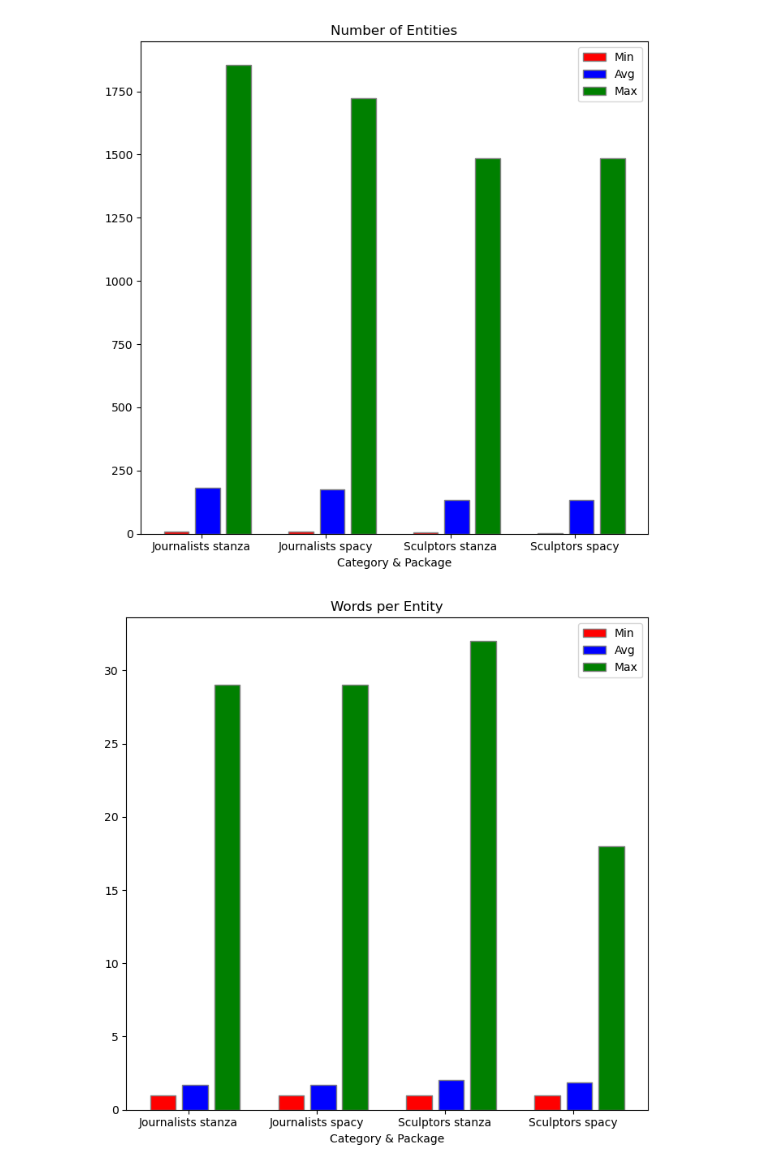
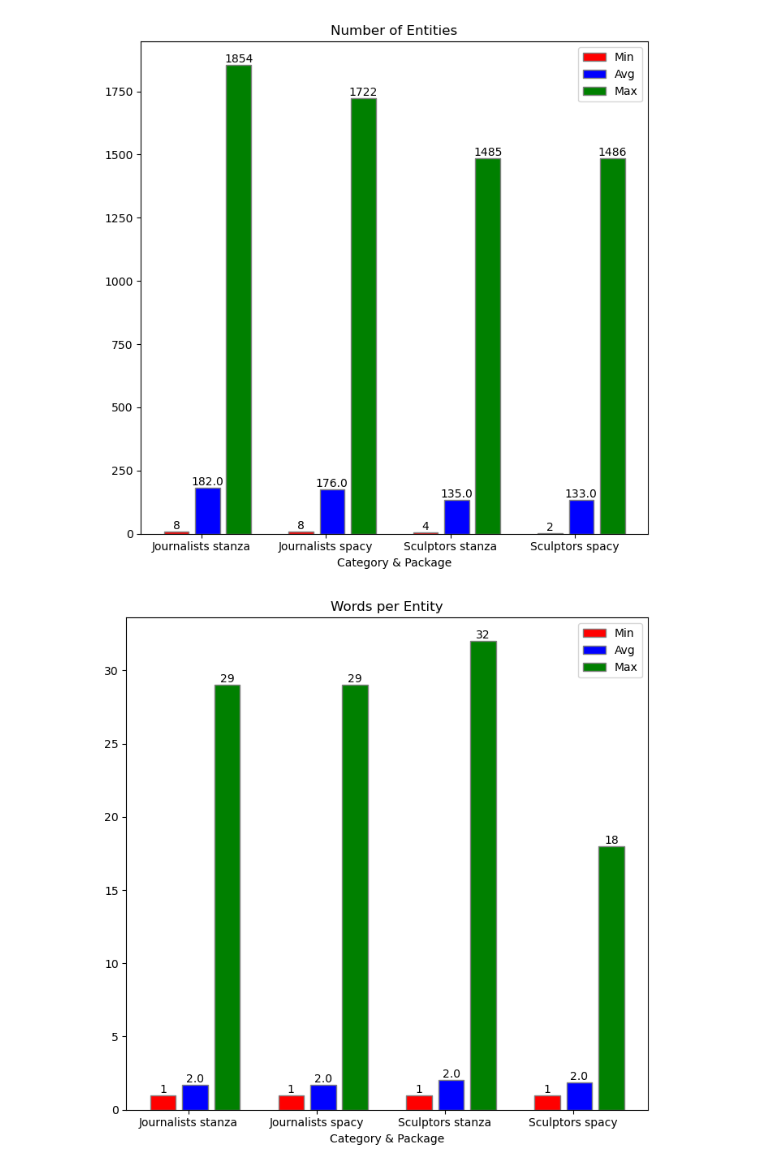
Before and after one commit to marinmss/m1-datascience-project, a Jupyter notebook: src/part2_named_entity_recognition.ipynb, the cells around one changed output. Cells and saved outputs as stored; diff of their text form; code cells hidden in the pictures.

```diff
--- a/src/part2_named_entity_recognition.ipynb
+++ b/src/part2_named_entity_recognition.ipynb
@@ -138,48 +138,67 @@ df_statistics.head()
 # %%
 # plotting number of entities per category per package
+# creating the plot
 fig1, ax1 = plt.subplots(figsize=(7, 7))
 bar_width = 0.2
 bar_spacing = 0.05
 
+# setting bar sizes
 r1 = np.arange(len(df_statistics))
 r2 = [x + bar_width + bar_spacing for x in r1]
 r3 = [x + 2*(bar_width + bar_spacing) for x in r1]
 
+# creating the bars
 ax1.bar(r1, df_statistics['min_nb_ents'], color='red', width=bar_width, edgecolor='grey', label='Min')
 ax1.bar(r2, df_statistics['avg_nb_ents'], color='blue', width=bar_width, edgecolor='grey', label='Avg')
 ax1.bar(r3, df_statistics['max_nb_ents'], color='green', width=bar_width, edgecolor='grey', label='Max')
 
+# addding labels and legends
 ax1.set_xlabel('Category & Package')
 ax1.set_title('Number of Entities')
 ax1.set_xticks([r + bar_width for r in range(len(df_statistics))])
 ax1.set_xticklabels(df_statistics['category'] + ' ' + df_statistics['package'])
 ax1.legend()
 
+# addind a rounded estimation of the numerical value
+for p in ax1.patches:
+    height = p.get_height()
+    ax1.annotate(f"{height.round()}", (p.get_x() + p.get_width() / 2., height), ha='center', va='bottom', fontsize=10, color='black')
+
+# plotting
 plt.tight_layout()
 plt.show()
 # %% [output]
-[figure, old version]
+[figure, new version]
 # %%
 # plotting number of word per ent per category per package
+# creating the plot
 fig2, ax2 = plt.subplots(figsize=(7, 7))
 bar_width = 0.2
 bar_spacing = 0.05
 
+# setting bar sizes
 r1 = np.arange(len(df_statistics))
 r2 = [x + bar_width + bar_spacing for x in r1]
 r3 = [x + 2*(bar_width + bar_spacing) for x in r1]
 
+# creating the bars
 ax2.bar(r1, df_statistics['min_nb_words'], color='red', width=bar_width, edgecolor='grey', label='Min')
 ax2.bar(r2, df_statistics['avg_nb_words'], color='blue', width=bar_width, edgecolor='grey', label='Avg')
 ax2.bar(r3, df_statistics['max_nb_words'], color='green', width=bar_width, edgecolor='grey', label='Max')
 
+# addding labels and legends
 ax2.set_xlabel('Category & Package')
 ax2.set_title('Words per Entity')
 ax2.set_xticks([r + bar_width for r in range(len(df_statistics))])
 ax2.set_xticklabels(df_statistics['category'] + ' ' + df_statistics['package'])
 ax2.legend()
 
+for p in ax2.patches:
+    height = p.get_height()
+    ax2.annotate(f"{height.round()}", (p.get_x() + p.get_width() / 2., height), ha='center', va='bottom', fontsize=10, color='black')
+
+# plotting
 plt.tight_layout()
 plt.show()
 # %% [output]
-[figure, old version]
+[figure, new version]
```
Also changed, not shown: parts of 3 cells of this notebook, 4 other files.
